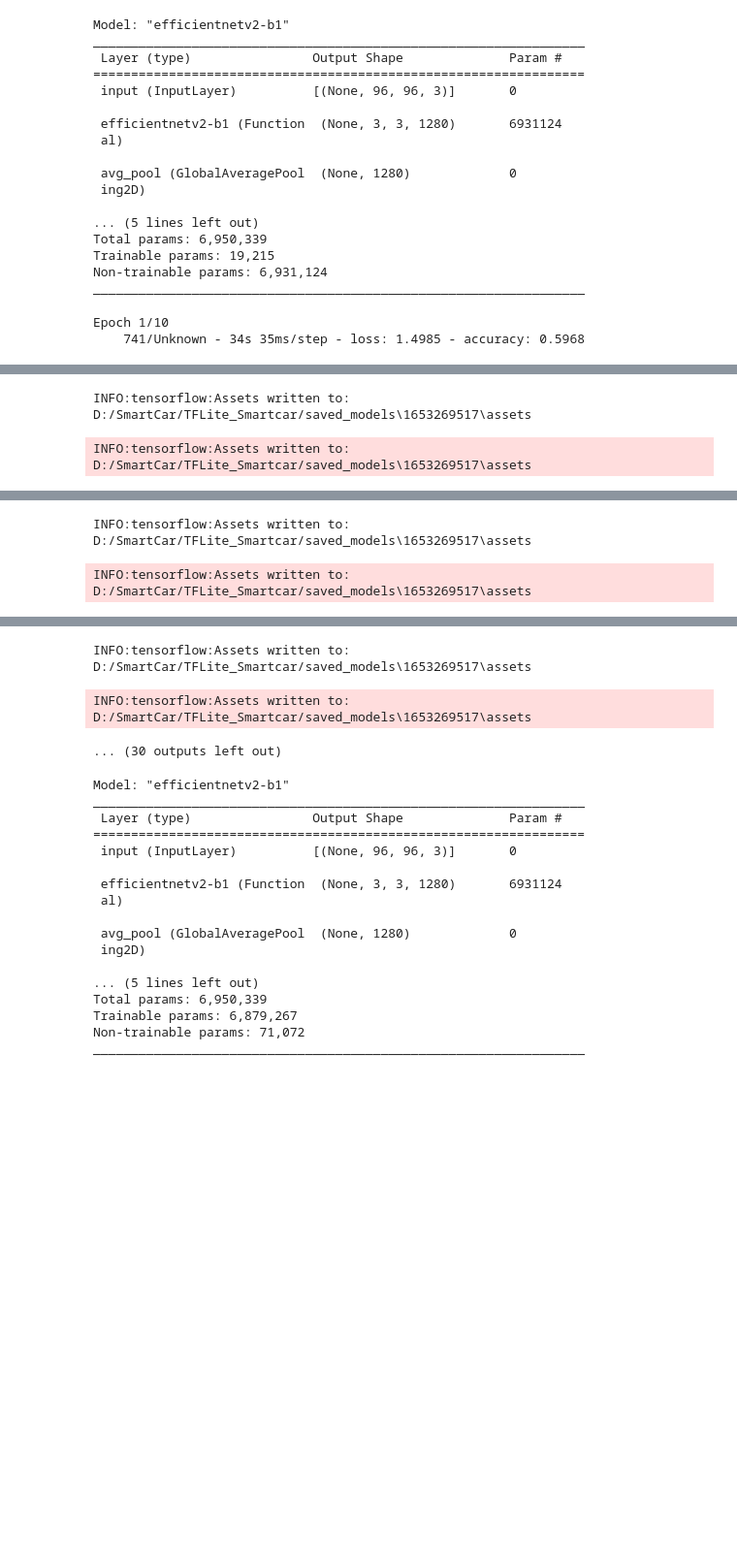
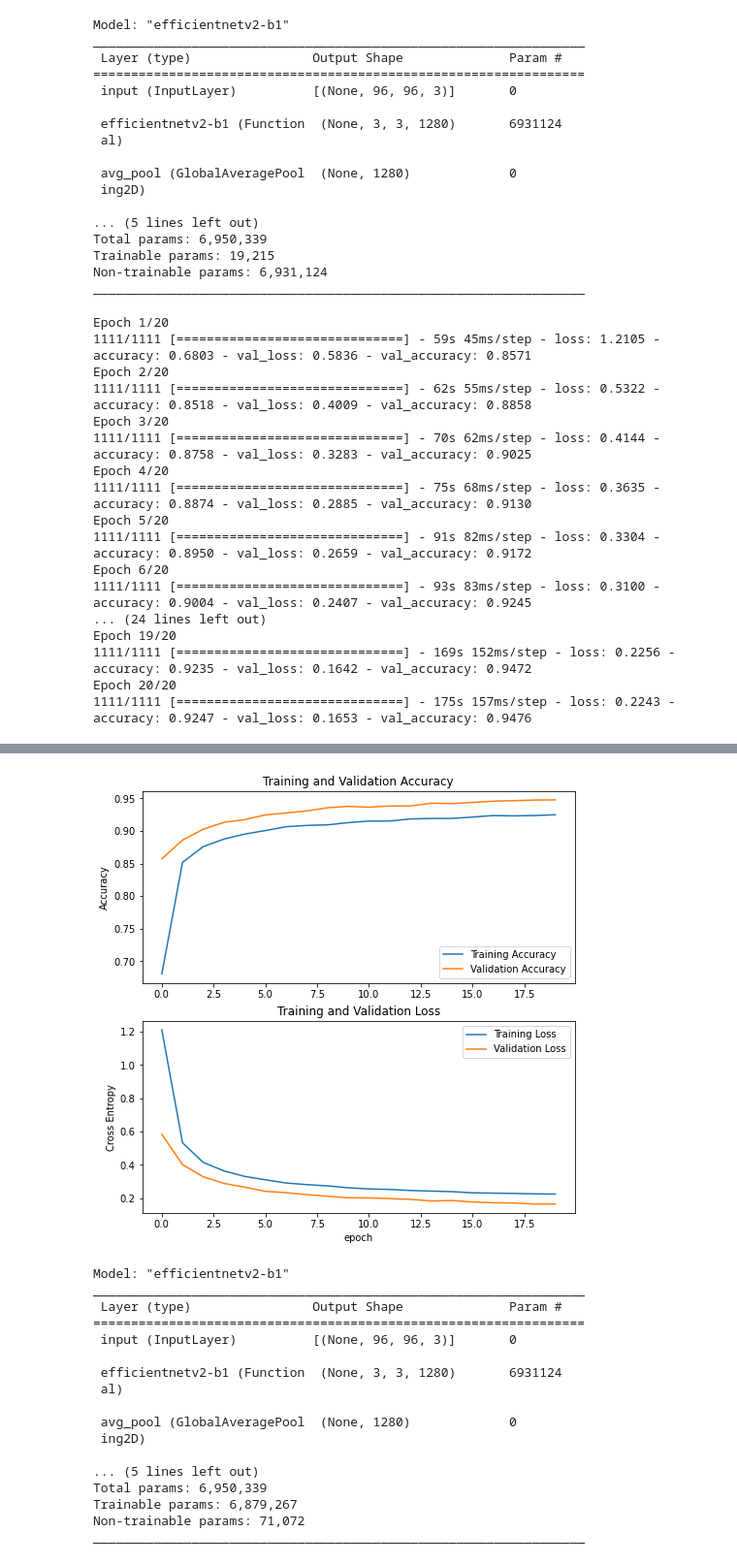
Before and after one commit to FredBill1/TFLite_Smartcar, a Jupyter notebook: src/train.ipynb, the cells around one changed output, grey strips where cells are left out. Shown at 97% size. Cells and saved outputs as stored; diff of their text form; code cells hidden in the pictures; blank space fills up the shorter version.

```diff
--- a/src/train.ipynb
+++ b/src/train.ipynb
@@ -21,3 +18,13 @@ IMG_SIZE = 96
+# %%
+BATCH_SIZE = 64
+IMG_SIZE = 96
+
+REPEAT_COUNT = 30
+FREEZE_EPOCHS = 20
+UNFREEZE_EPOCHS = 20
+
+FREEZE_LR = 1e-4
+UNFREEZE_LR = 1e-5
 # %%
 train_ds : tf.data.Dataset = tf.keras.utils.image_dataset_from_directory(
     data_dir,
@@ -31,8 +38,8 @@ class_names = train_ds.class_names
 num_classes = len(class_names)
 print(class_names)
 print(f"num: {num_classes}")
-train_ds_ = train_ds.cache(str(data_dir / "train_ds")).unbatch().repeat(REPEAT_TIMES).shuffle(SHUFFLE_BUFFER, reshuffle_each_iteration=True)
-val_ds_ = val_ds.cache(str(data_dir / "val_ds")).unbatch().repeat(max(1, REPEAT_TIMES // 4)).shuffle(SHUFFLE_BUFFER, reshuffle_each_iteration=True)
+train_ds_ = train_ds.cache(str(data_dir / "train_ds")).unbatch().shuffle(len(train_ds.file_paths), reshuffle_each_iteration=True).repeat(REPEAT_COUNT)
+val_ds_ = val_ds.cache(str(data_dir / "val_ds")).unbatch().shuffle(len(val_ds.file_paths), reshuffle_each_iteration=True).repeat((REPEAT_COUNT + 3) // 4)
 
 train_ds = ds_augment(train_ds_).batch(BATCH_SIZE, num_parallel_calls=AUTOTUNE).prefetch(AUTOTUNE)
 val_ds = ds_augment(val_ds_).batch(BATCH_SIZE, num_parallel_calls=AUTOTUNE).prefetch(AUTOTUNE)
@@ -86,12 +93,6 @@ Total params: 6,950,339
 Trainable params: 19,215
 Non-trainable params: 6,931,124
 _________________________________________________________________
-# %%
-FREEZE_EPOCHS = 10
-UNFREEZE_EPOCHS = 10
-
-FREEZE_LR = 1e-4
-UNFREEZE_LR = 1e-5
 # %%
 model.compile(
     optimizer=tf.keras.optimizers.Adam(learning_rate=FREEZE_LR),
@@ -104,10 +105,25 @@ history = model.fit(
     initial_epoch=0,
     epochs=FREEZE_EPOCHS,
     validation_data=val_ds,
-    callbacks=[model_checkpoint_callback],
+    # callbacks=[model_checkpoint_callback],
 )
 historyViewer.update(history)
 historyViewer.show()
 # %% [output]
-Epoch 1/10
-    741/Unknown - 34s 35ms/step - loss: 1.4985 - accuracy: 0.5968
+Epoch 1/20
+1111/1111 [==============================] - 59s 45ms/step - loss: 1.2105 - accuracy: 0.6803 - val_loss: 0.5836 - val_accuracy: 0.8571
+Epoch 2/20
+1111/1111 [==============================] - 62s 55ms/step - loss: 0.5322 - accuracy: 0.8518 - val_loss: 0.4009 - val_accuracy: 0.8858
+Epoch 3/20
+1111/1111 [==============================] - 70s 62ms/step - loss: 0.4144 - accuracy: 0.8758 - val_loss: 0.3283 - val_accuracy: 0.9025
+Epoch 4/20
+1111/1111 [==============================] - 75s 68ms/step - loss: 0.3635 - accuracy: 0.8874 - val_loss: 0.2885 - val_accuracy: 0.9130
+Epoch 5/20
+1111/1111 [==============================] - 91s 82ms/step - loss: 0.3304 - accuracy: 0.8950 - val_loss: 0.2659 - val_accuracy: 0.9172
+Epoch 6/20
+1111/1111 [==============================] - 93s 83ms/step - loss: 0.3100 - accuracy: 0.9004 - val_loss: 0.2407 - val_accuracy: 0.9245
+... (24 lines left out)
+Epoch 19/20
+1111/1111 [==============================] - 169s 152ms/step - loss: 0.2256 - accuracy: 0.9235 - val_loss: 0.1642 - val_accuracy: 0.9472
+Epoch 20/20
+1111/1111 [==============================] - 175s 157ms/step - loss: 0.2243 - accuracy: 0.9247 - val_loss: 0.1653 - val_accuracy: 0.9476
@@ -115,2 +129,0 @@ WARNING:absl:Found untraced functions such as _jit_compiled_convolution_op, _jit
-INFO:tensorflow:Assets written to: D:/SmartCar/TFLite_Smartcar/saved_models\1653269517\assets
-INFO:tensorflow:Assets written to: D:/SmartCar/TFLite_Smartcar/saved_models\1653269517\assets
@@ -120,2 +129,0 @@ WARNING:absl:Found untraced functions such as _jit_compiled_convolution_op, _jit
-INFO:tensorflow:Assets written to: D:/SmartCar/TFLite_Smartcar/saved_models\1653269517\assets
-INFO:tensorflow:Assets written to: D:/SmartCar/TFLite_Smartcar/saved_models\1653269517\assets
@@ -125,6 +130,4 @@ WARNING:absl:Found untraced functions such as _jit_compiled_convolution_op, _jit
-INFO:tensorflow:Assets written to: D:/SmartCar/TFLite_Smartcar/saved_models\1653269517\assets
-INFO:tensorflow:Assets written to: D:/SmartCar/TFLite_Smartcar/saved_models\1653269517\assets
-... (30 outputs left out)
+[figure, added]
 # %%
 base_model.trainable = True
 model.summary()
```
Also changed, not shown: parts of 8 cells of this notebook, 2 other files.
